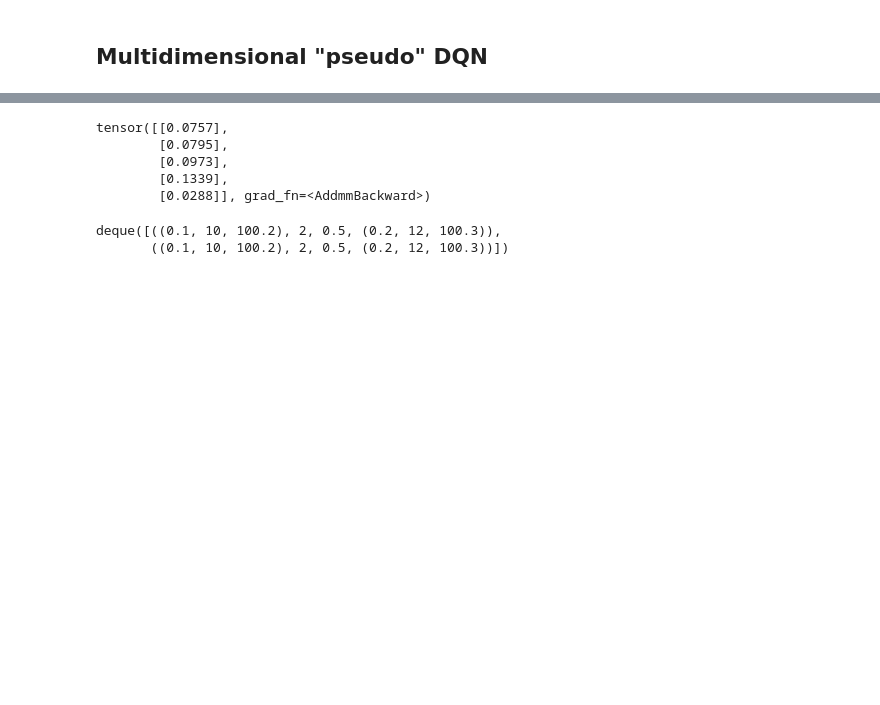
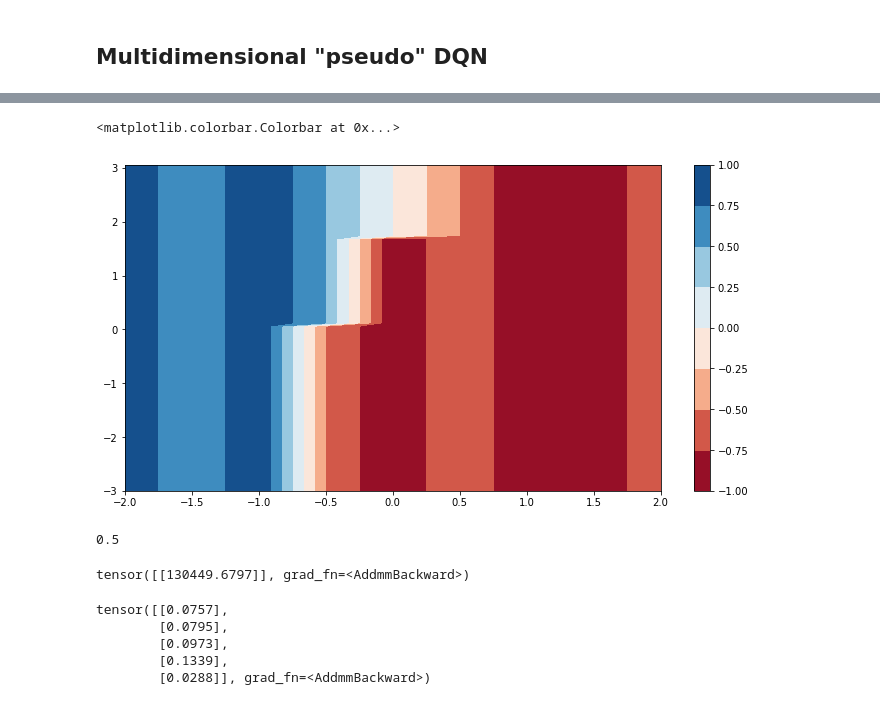
Before and after one commit to gerdm/rl-ou-process, a Jupyter notebook: dqn-trading-test.ipynb, the cells around one changed output, grey strips where cells are left out. Drawn from its saved outputs; the diff is of its cells as text; code cells hidden in the pictures; blank space fills up the shorter version.

```diff
--- a/dqn-trading-test.ipynb
+++ b/dqn-trading-test.ipynb
@@ -199,3 +102,35 @@ tensor([[-0.0656],
+# %%
+t=0.1
+for iq, q in enumerate(inventory):
+    for ix, x_price in enumerate(prices):
+        possible_action = dqntr.get_possible_actions_zero_inventory_end((dqntr.timesteps==t).argmax(),q)
+        X_in = torch.tensor([[t, q, x_price, act] for act in possible_action])
+        out = possible_action[dqntr.Q_M.forward(X_in.float()).argmax(axis=0)]
+        action_map[iq,ix] = out
+
+fig, ax = plt.subplots(1, 1, figsize=(12, 6))
+#ax = ax.ravel()
+
+img = ax.contourf(*Xs, action_map, cmap="RdBu")
+plt.colorbar(img, ax=ax)
+# %% [output]
+<matplotlib.colorbar.Colorbar at 0x...>
+[figure, added]
+# %%
+CHECK=dqntr.Q_M.forward(X_in.float())#.argmax(axis=0)
+CHECK
+possible_action = dqntr.get_possible_actions_zero_inventory_end((dqntr.timesteps==t).argmax(),1.5)
+possible_action
+X_in = torch.tensor([[0.5, 1.5, 1, act] for act in possible_action])
+out = possible_action[dqntr.Q_M.forward(X_in.float()).argmax(axis=0)]
+#        action_map[iq,ix] = out[0]
+out
+# %% [output]
+0.5
+# %%
+dqntr.Q_M.forward(torch.tensor([[0.5, 100, 0, 0]]))
+# %% [output]
+tensor([[130449.6797]], grad_fn=<AddmmBackward>)
 # %%
 X_in = np.random.randn(5, 4)
 net.forward(torch.tensor(X_in).float())
@@ -240,5 +142,0 @@ replay_buffer.append(stage)
-# %%
-replay_buffer
-# %% [output]
-deque([((0.1, 10, 100.2), 2, 0.5, (0.2, 12, 100.3)),
-       ((0.1, 10, 100.2), 2, 0.5, (0.2, 12, 100.3))])
```
Also changed, not shown: parts of 49 cells of this notebook, 2 other files.
